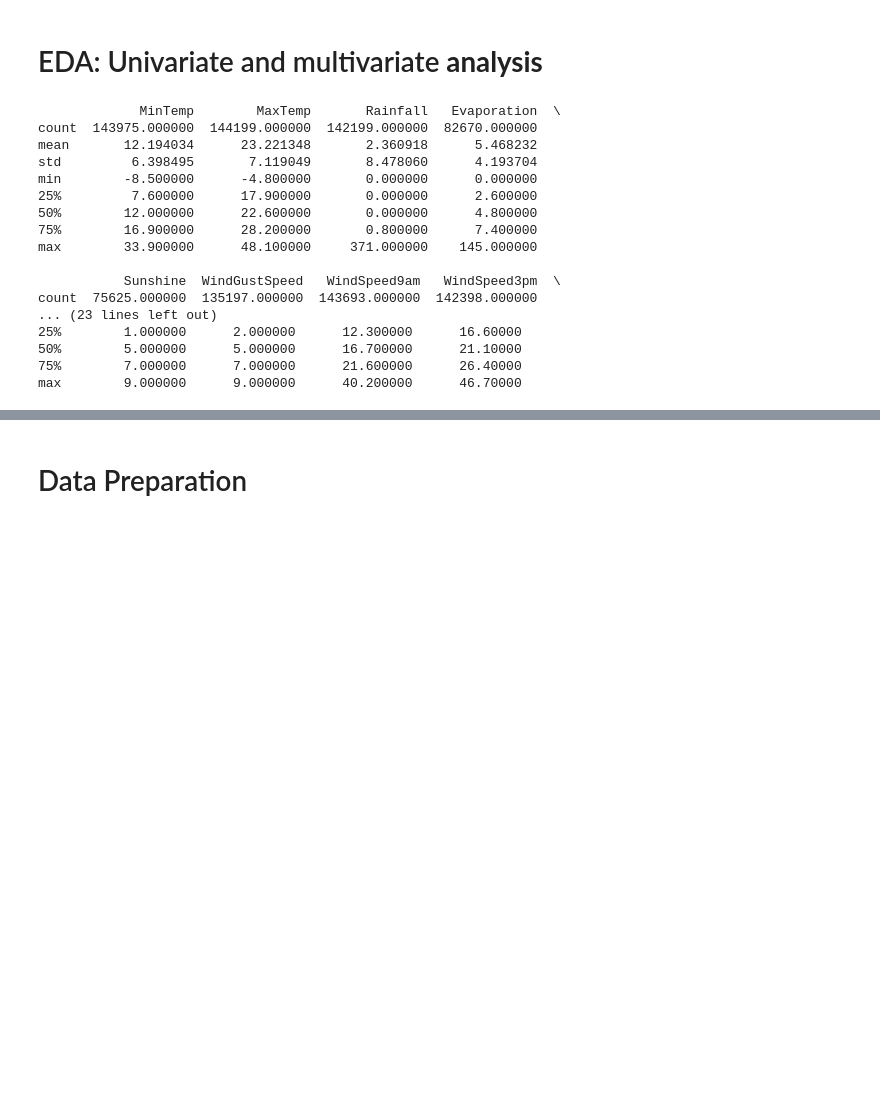
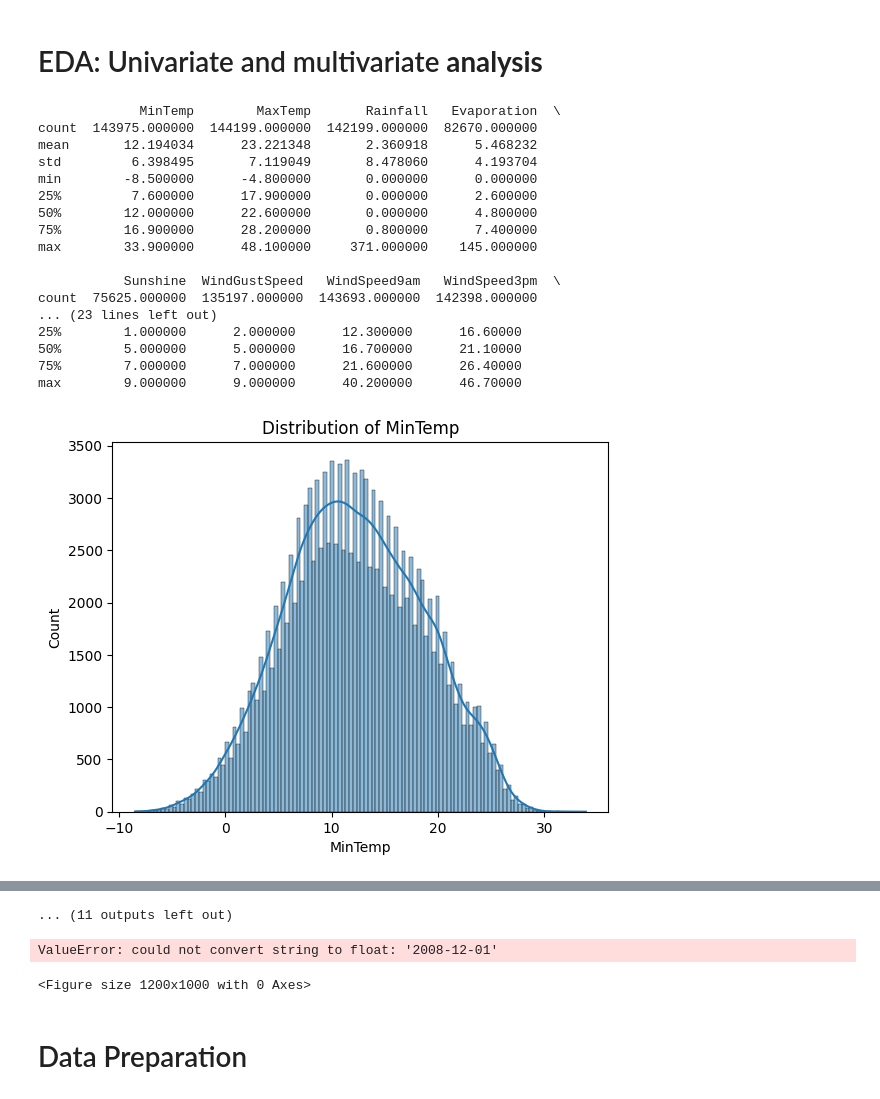
Before and after one commit to sunnakh/tree-based, a Jupyter notebook: previous-homeworks/HW_minClassif_Example.ipynb, the cells around one changed output, grey strips where cells are left out. Drawn from its saved outputs; the diff is of its cells as text; code cells hidden in the pictures; blank space fills up the shorter version.

```diff
--- a/previous-homeworks/HW_minClassif_Example.ipynb
+++ b/previous-homeworks/HW_minClassif_Example.ipynb
@@ -5,41 +5,68 @@ import pandas as pd
 import matplotlib.pyplot as plt
 import seaborn as sns
 
-
-df = pd.read_csv('weatherAUS.csv')
+data_path = (
+    "/Users/sunnakh/Desktop/epam-training/tree-based/homework/data/weatherAUS.csv"
+)
+df = pd.read_csv(data_path)
 
 # Summary statistics for numerical features
 print(df.describe())
 
 # Distribution plots for numerical features
-for col in ['MinTemp', 'MaxTemp', 'Rainfall', 'Evaporation', 'Sunshine', 'WindGustSpeed', 'WindSpeed9am', 'WindSpeed3pm', 'Humidity9am', 'Humidity3pm', 'Pressure9am', 'Pressure3pm', 'Cloud9am', 'Cloud3pm', 'Temp9am', 'Temp3pm']:
+for col in [
+    "MinTemp",
+    "MaxTemp",
+    "Rainfall",
+    "Evaporation",
+    "Sunshine",
+    "WindGustSpeed",
+    "WindSpeed9am",
+    "WindSpeed3pm",
+    "Humidity9am",
+    "Humidity3pm",
+    "Pressure9am",
+    "Pressure3pm",
+    "Cloud9am",
+    "Cloud3pm",
+    "Temp9am",
+    "Temp3pm",
+]:
     plt.figure()
     sns.histplot(df[col], kde=True)
-    plt.title(f'Distribution of {col}')
+    plt.title(f"Distribution of {col}")
     plt.show()
 
 # Count plots for categorical features
-for col in ['Location', 'WindGustDir', 'WindDir9am', 'WindDir3pm', 'RainToday', 'RainTomorrow']:
+for col in [
+    "Location",
+    "WindGustDir",
+    "WindDir9am",
+    "WindDir3pm",
+    "RainToday",
+    "RainTomorrow",
+]:
     plt.figure()
     sns.countplot(x=col, data=df)
-    plt.title(f'Count Plot of {col}')
+    plt.title(f"Count Plot of {col}")
     plt.xticks(rotation=90)
     plt.show()
 # %% [output]
              MinTemp        MaxTemp       Rainfall   Evaporation  \
 count  143975.000000  144199.000000  142199.000000  82670.000000
 mean       12.194034      23.221348       2.360918      5.468232
 std         6.398495       7.119049       8.478060      4.193704
 min        -8.500000      -4.800000       0.000000      0.000000
 25%         7.600000      17.900000       0.000000      2.600000
 50%        12.000000      22.600000       0.000000      4.800000
 75%        16.900000      28.200000       0.800000      7.400000
 max        33.900000      48.100000     371.000000    145.000000
 
            Sunshine  WindGustSpeed   WindSpeed9am   WindSpeed3pm  \
 count  75625.000000  135197.000000  143693.000000  142398.000000
 ... (23 lines left out)
 25%        1.000000      2.000000      12.300000      16.60000
 50%        5.000000      5.000000      16.700000      21.10000
 75%        7.000000      7.000000      21.600000      26.40000
 max        9.000000      9.000000      40.200000      46.70000
+[figure, added]
@@ -46,13 +83,30 @@ max        9.000000      9.000000      40.200000      46.70000
+... (11 outputs left out)
 # %%
 # Correlation matrix for numerical features
 plt.figure(figsize=(12, 10))
-sns.heatmap(df.corr(), annot=True, cmap='coolwarm')
-plt.title('Correlation Matrix')
+sns.heatmap(df.corr(), annot=True, cmap="coolwarm")
+plt.title("Correlation Matrix")
 plt.show()
 
 # Pairplot for a few selected features
-sns.pairplot(df[['MinTemp', 'MaxTemp', 'Rainfall', 'Sunshine', 'Humidity9am', 'Humidity3pm', 'RainTomorrow']], hue='RainTomorrow')
+sns.pairplot(
+    df[
+        [
+            "MinTemp",
+            "MaxTemp",
+            "Rainfall",
+            "Sunshine",
+            "Humidity9am",
+            "Humidity3pm",
+            "RainTomorrow",
+        ]
+    ],
+    hue="RainTomorrow",
+)
 plt.show()
+# %% [output]
+ValueError: could not convert string to float: '2008-12-01'
+<Figure size 1200x1000 with 0 Axes>
 # %% [markdown]
 # Data Preparation
 # %%
```
Also changed, not shown: parts of 7 cells of this notebook, 40 other files.
